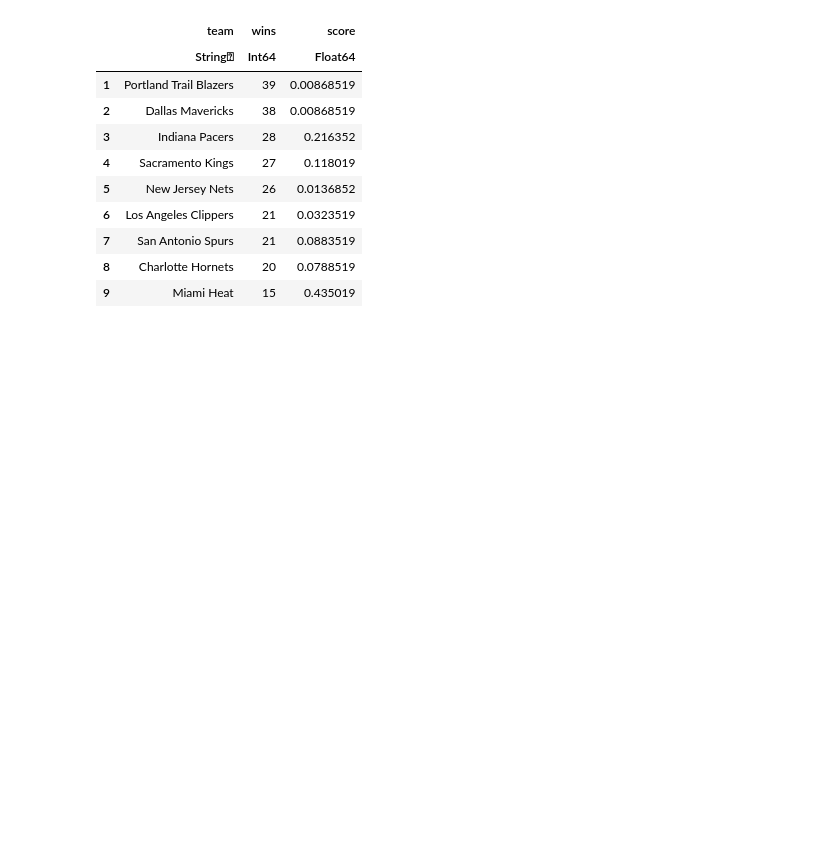
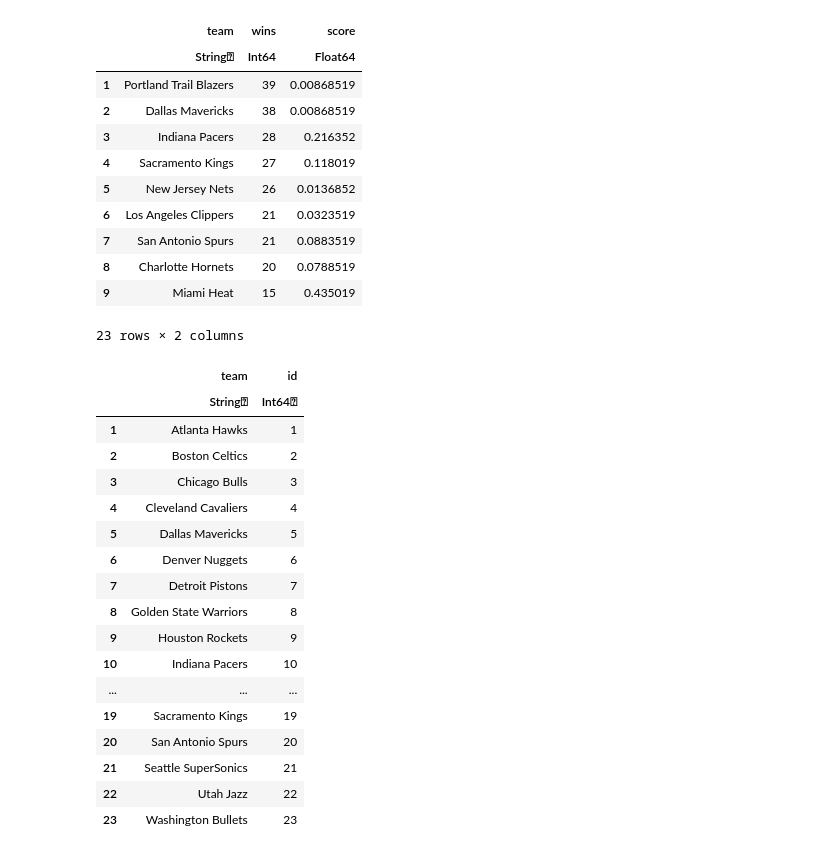
Before and after one commit to evanmunro/draft-policy, a Jupyter notebook: policy_analysis.ipynb, the cells around one changed output. Drawn from its saved outputs; the diff is of its cells as text; code cells hidden in the pictures; blank space fills up the shorter version.

```diff
--- a/policy_analysis.ipynb
+++ b/policy_analysis.ipynb
@@ -261,3 +298,29 @@ plot(transpose(wins[:,1:500]),label=["Heat","Hornets","Spurs","Stopping Time"],
     legend=:topleft,title="Cumulative Wins")
 vline!([333],color="black",label=["Heat","Hornets","Spurs","Stopping Time"])
 savefig("wins89.pdf")
+# %%
+year = 1987
+team_id = CSV.read(string("/Users/evanmunro/Documents/Github/draft-policy/data/cleaned/teams_",
+                            string(year),".csv"))
+season = CSV.read(string("/Users/evanmunro/Documents/Github/draft-policy/data/cleaned/season_",year,".csv"))
+team_id
+# %% [output]
+23 rows × 2 columns
+|  | team | id |
+|  | String⍰ | Int64⍰ |
+| 1 | Atlanta Hawks | 1 |
+| 2 | Boston Celtics | 2 |
+| 3 | Chicago Bulls | 3 |
+| 4 | Cleveland Cavaliers | 4 |
+| 5 | Dallas Mavericks | 5 |
+| 6 | Denver Nuggets | 6 |
+| 7 | Detroit Pistons | 7 |
+| 8 | Golden State Warriors | 8 |
+| 9 | Houston Rockets | 9 |
+| 10 | Indiana Pacers | 10 |
+| ... | ... | ... |
+| 19 | Sacramento Kings | 19 |
+| 20 | San Antonio Spurs | 20 |
+| 21 | Seattle SuperSonics | 21 |
+| 22 | Utah Jazz | 22 |
+| 23 | Washington Bullets | 23 |
```
Also changed, not shown: parts of 8 cells of this notebook, 13 other files.
